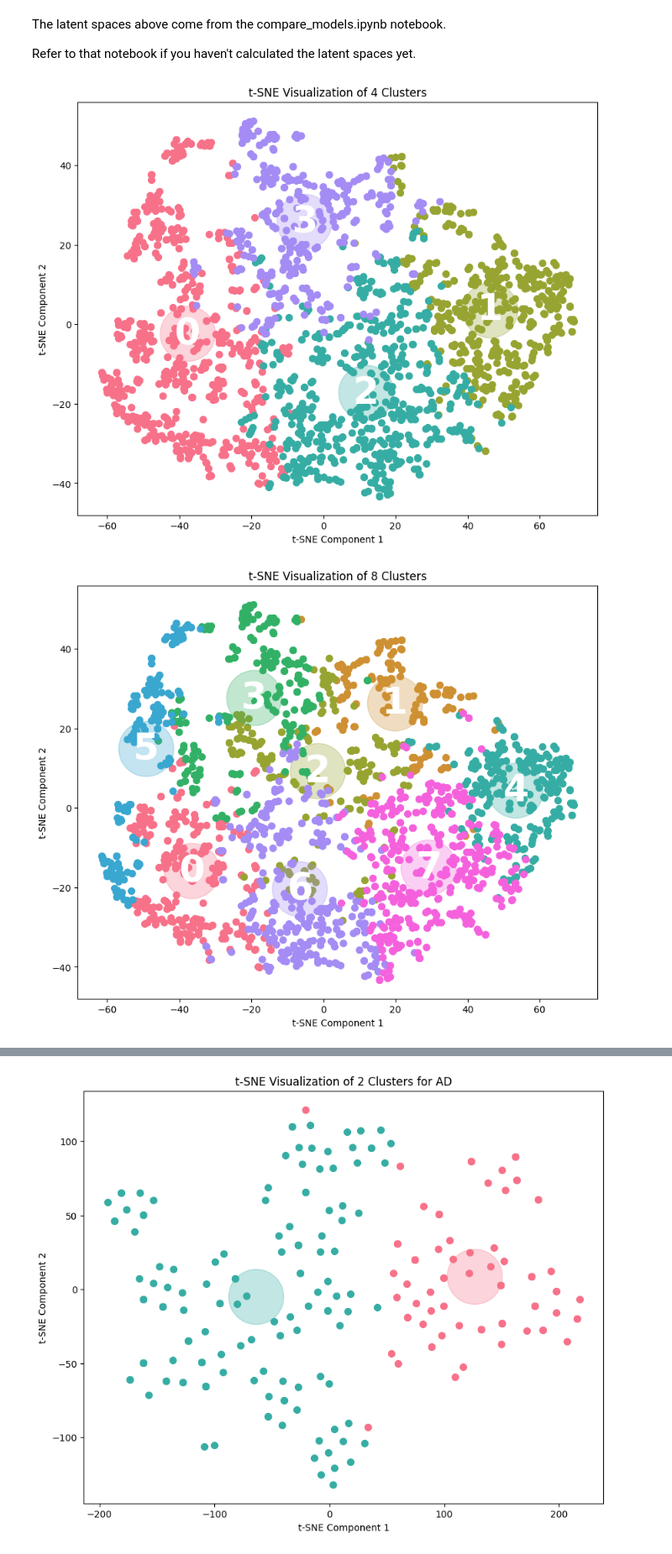
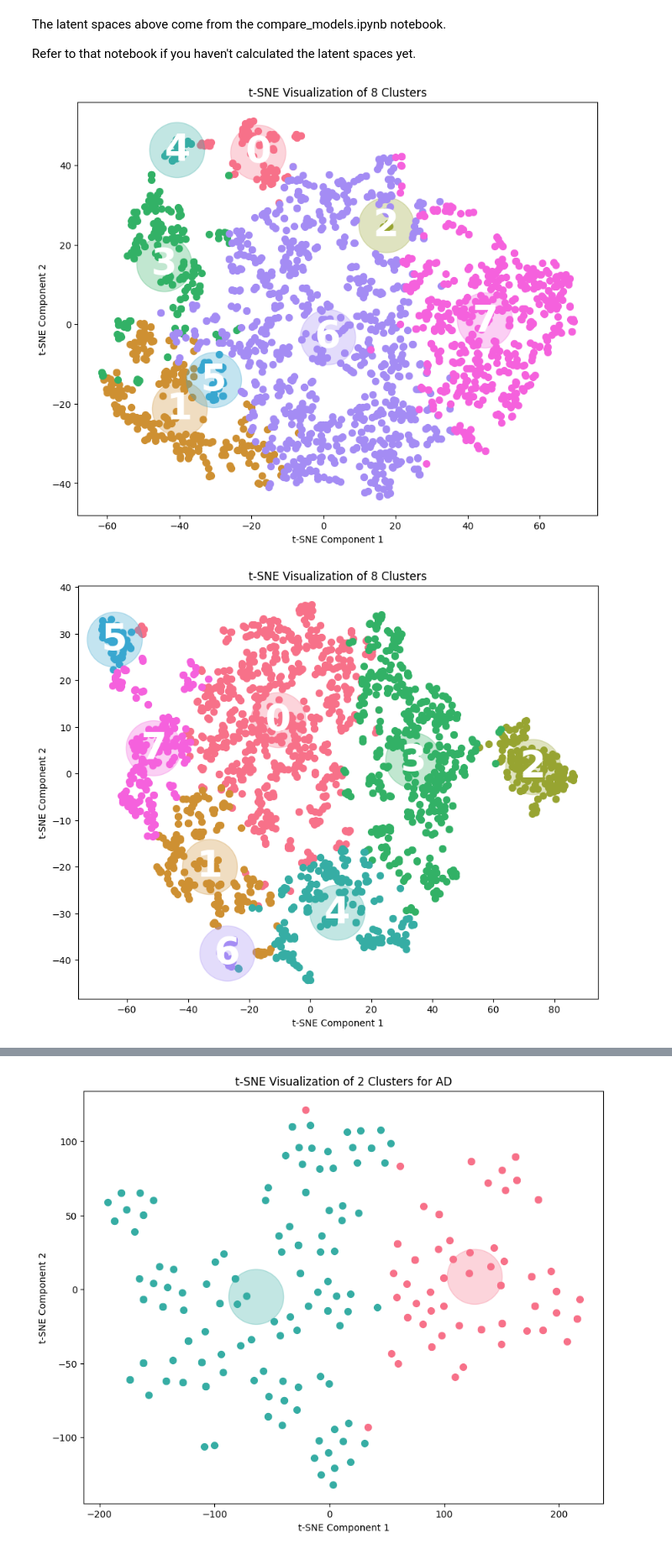
Before and after one commit to Vaakir/unsupervised-deep-learning-bachelor-thesis, a Jupyter notebook: clustering.ipynb, the cells around one changed output, grey strips where cells are left out. Shown at 84% size. Saved outputs shown, nothing was run; the diff lists cells and outputs as text; code cells hidden in the pictures.

```diff
--- a/clustering.ipynb
+++ b/clustering.ipynb
@@ -59,6 +59,37 @@ def find_clusters(data, n_clusters=3):
     #         p_values_clusters[j, i] = p_value
 
     return labels, np.array(p_values_samples)#, p_values_clusters
+
+from sklearn.cluster import SpectralClustering
+from scipy.stats import f_oneway
+import numpy as np
+
+def find_clusters(data, n_clusters=3):
+    """
+    Perform clustering on MRI latent space data using Spectral Clustering and calculate p-values.
+
+    Parameters:
+    data (numpy.ndarray): A matrix of shape (n_samples, m_features).
+    n_clusters (int): Number of clusters to form.
+
+    Returns:
+    tuple: Cluster labels for each sample, p-values for samples.
+    """
+
+    # Perform Spectral Clustering
+    spectral = SpectralClustering(n_clusters=n_clusters, affinity='nearest_neighbors', random_state=42)
+    labels = spectral.fit_predict(data)
+
+    # Calculate p-values for each feature using ANOVA
+    p_values_samples = []
+    for i in range(data.shape[1]):
+        feature_data = [data[labels == cluster, i] for cluster in range(n_clusters)]
+        f_stat, p_value = f_oneway(*feature_data)
+        p_values_samples.append(p_value)
+
+    return labels, np.array(p_values_samples)
+
+
 
 def plot_clusters(data, labels, n_clusters=3, title='t-SNE Visualization of Clusters'):
     """
@@ -71,34 +102,34 @@ def plot_clusters(data, labels, n_clusters=3, title='t-SNE Visualization of Clus
     """
     tsne = TSNE(n_components=2, random_state=42)
     data_2d = tsne.fit_transform(data)
 
     # Calculate cluster means
     cluster_means = np.array([data_2d[labels == i].mean(axis=0) for i in range(n_clusters)])
 
     # Plot using seaborn for better aesthetics
     plt.figure(figsize=(10, 8))
     palette = sns.color_palette('husl', n_clusters)
 
     for i in range(n_clusters):
         # Plot cluster mean with a semi-transparent bubble
         plt.scatter(cluster_means[i, 0], cluster_means[i, 1], color=palette[i], s=3500, alpha=0.3)
 
         # Display cluster ID in white
         plt.text(cluster_means[i, 0], cluster_means[i, 1], str(i), color='white',
                  fontsize=40, ha='center', va='center', fontweight='bold')
 
         plt.scatter(data_2d[labels == i, 0], data_2d[labels == i, 1], label=f'Cluster {i}', color=palette[i], s=50)
 
     # plt.legend()
     plt.title(title)
     plt.xlabel('t-SNE Component 1')
     plt.ylabel('t-SNE Component 2')
     plt.show()
 
-for latent_scaled in all_latent_scaled[:3]:
-    for n_clusters in [4, 8, 12]:
+for latent_scaled in all_latent_scaled[:2]:
+    for n_clusters in [8]: # 4, 8, 12
         labels, p_values_samples = find_clusters(latent_scaled, n_clusters=n_clusters)
         plot_clusters(latent_scaled, labels, n_clusters=n_clusters,title=f't-SNE Visualization of {n_clusters} Clusters')
 # %% [output]
-[figure, old version]
+[figure, new version]
-[figure, old version]
+[figure, new version]
```
Also changed, not shown: parts of 11 cells of this notebook, 3 other files.
